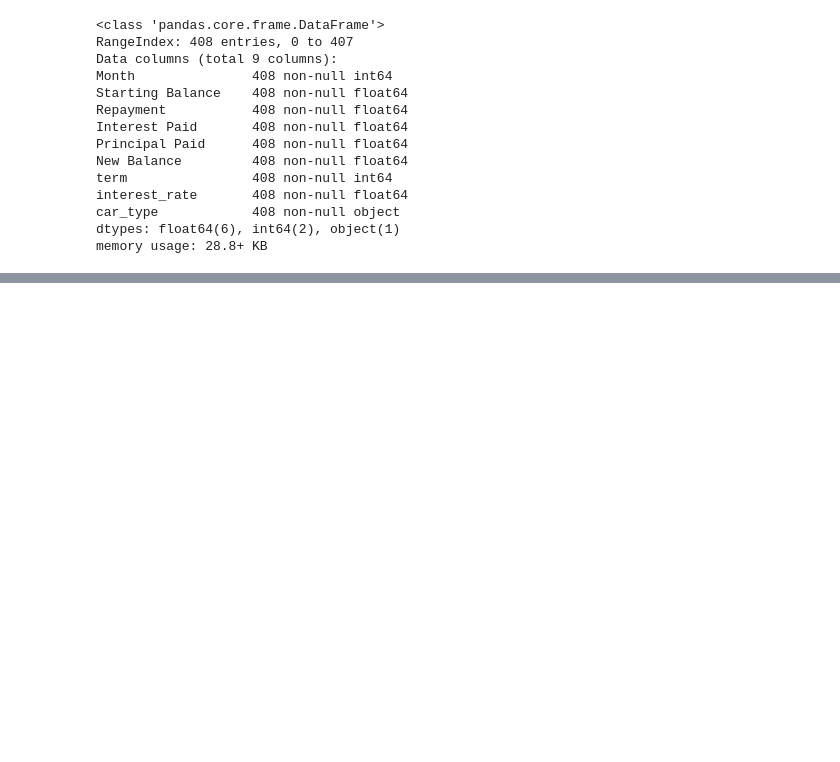
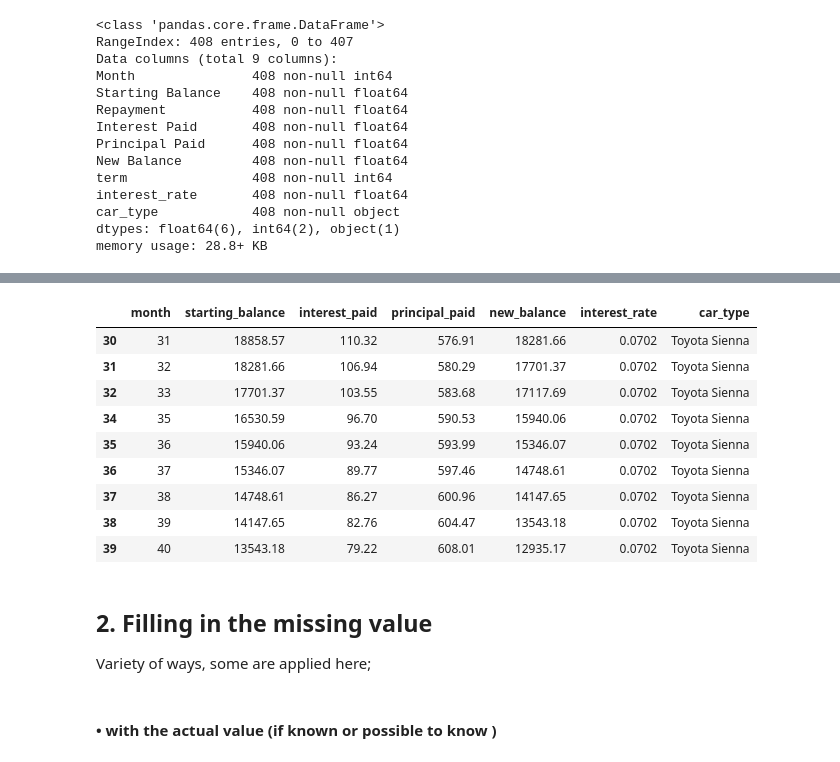
Before and after one commit to omarubaid/data-analysis-and-visualization, a Jupyter notebook: Pandas_.ipynb, the cells around one changed output, grey strips where cells are left out. Saved outputs shown, nothing was run; the diff lists cells and outputs as text; code cells hidden in the pictures; blank space fills up the shorter version.

```diff
--- a/Pandas_.ipynb
+++ b/Pandas_.ipynb
@@ -257,0 +412,19 @@ memory usage: 28.8+ KB
+# %%
+# removing the row might not be a good solution
+df[30:40].dropna (how = 'any')
+# %% [output]
+|  | month | starting_balance | interest_paid | principal_paid | new_balance | interest_rate | car_type |
+| 30 | 31 | 18858.57 | 110.32 | 576.91 | 18281.66 | 0.0702 | Toyota Sienna |
+| 31 | 32 | 18281.66 | 106.94 | 580.29 | 17701.37 | 0.0702 | Toyota Sienna |
+| 32 | 33 | 17701.37 | 103.55 | 583.68 | 17117.69 | 0.0702 | Toyota Sienna |
+| 34 | 35 | 16530.59 | 96.70 | 590.53 | 15940.06 | 0.0702 | Toyota Sienna |
+| 35 | 36 | 15940.06 | 93.24 | 593.99 | 15346.07 | 0.0702 | Toyota Sienna |
+| 36 | 37 | 15346.07 | 89.77 | 597.46 | 14748.61 | 0.0702 | Toyota Sienna |
+| 37 | 38 | 14748.61 | 86.27 | 600.96 | 14147.65 | 0.0702 | Toyota Sienna |
+| 38 | 39 | 14147.65 | 82.76 | 604.47 | 13543.18 | 0.0702 | Toyota Sienna |
+| 39 | 40 | 13543.18 | 79.22 | 608.01 | 12935.17 | 0.0702 | Toyota Sienna |
+# %% [markdown]
+## 2. Filling in the missing value
+Variety of ways, some are applied here;
+# %% [markdown]
+#### • with the actual value (if known or possible to know )
```
Also changed, not shown: parts of 76 cells of this notebook.
